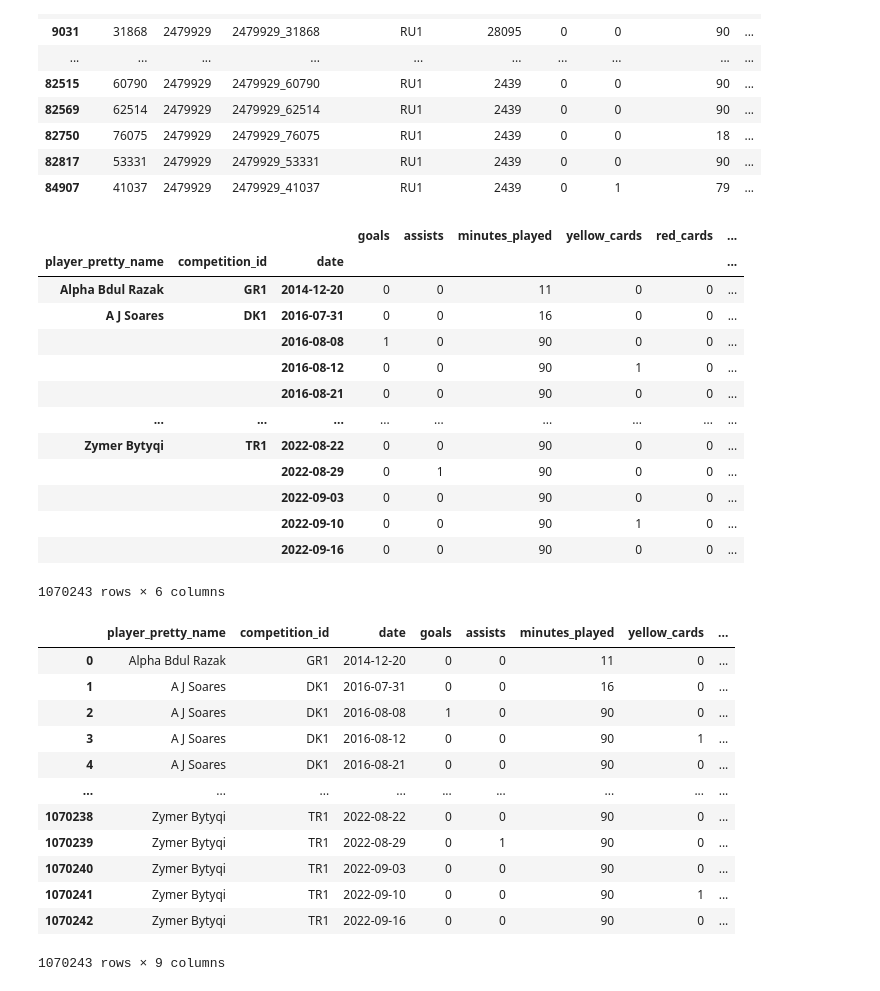
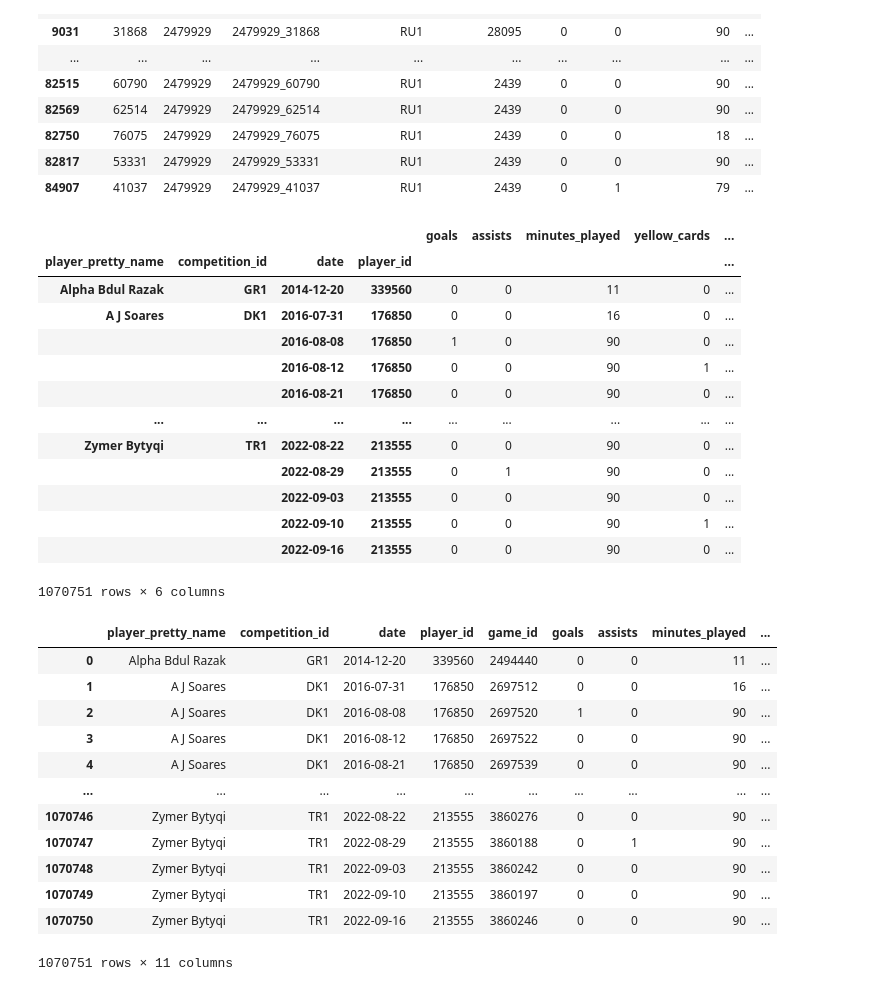
Before and after one commit to legabrielo/EDATheBridge, a Jupyter notebook: Futbol/codigos/appearances.ipynb, the cells around one changed output. Drawn from its saved outputs; the diff is of its cells as text; code cells hidden in the pictures.

```diff
--- a/Futbol/codigos/appearances.ipynb
+++ b/Futbol/codigos/appearances.ipynb
@@ -37,42 +37,42 @@ appearances[appearances["game_id"]== 2479929]
 | 82817 | 53331 | 2479929 | 2479929_53331 | RU1 | 2439 | 0 | 0 | 90 | ... |
 | 84907 | 41037 | 2479929 | 2479929_41037 | RU1 | 2439 | 0 | 1 | 79 | ... |
 # %%
-appearances.groupby(["player_pretty_name", "competition_id", "date"])[["goals", "assists", "minutes_played", "yellow_cards", "red_cards", "player_club_id"]].sum()
+appearances.groupby(["player_pretty_name", "competition_id", "date", "player_id"])[["goals", "assists", "minutes_played", "yellow_cards", "red_cards", "player_club_id"]].sum()
 # SE USA DE INDICE EL NOMBRE Y LA COMPETICION PARA VER LOS DATOS
 # %% [output]
-|  |  |  | goals | assists | minutes_played | yellow_cards | red_cards | ... |
-| player_pretty_name | competition_id | date |  |  |  |  |  | ... |
-| Alpha Bdul Razak | GR1 | 2014-12-20 | 0 | 0 | 11 | 0 | 0 | ... |
-| A J Soares | DK1 | 2016-07-31 | 0 | 0 | 16 | 0 | 0 | ... |
-|  |  | 2016-08-08 | 1 | 0 | 90 | 0 | 0 | ... |
-|  |  | 2016-08-12 | 0 | 0 | 90 | 1 | 0 | ... |
-|  |  | 2016-08-21 | 0 | 0 | 90 | 0 | 0 | ... |
+|  |  |  |  | goals | assists | minutes_played | yellow_cards | ... |
+| player_pretty_name | competition_id | date | player_id |  |  |  |  | ... |
+| Alpha Bdul Razak | GR1 | 2014-12-20 | 339560 | 0 | 0 | 11 | 0 | ... |
+| A J Soares | DK1 | 2016-07-31 | 176850 | 0 | 0 | 16 | 0 | ... |
+|  |  | 2016-08-08 | 176850 | 1 | 0 | 90 | 0 | ... |
+|  |  | 2016-08-12 | 176850 | 0 | 0 | 90 | 1 | ... |
+|  |  | 2016-08-21 | 176850 | 0 | 0 | 90 | 0 | ... |
 | ... | ... | ... | ... | ... | ... | ... | ... | ... |
-| Zymer Bytyqi | TR1 | 2022-08-22 | 0 | 0 | 90 | 0 | 0 | ... |
-|  |  | 2022-08-29 | 0 | 1 | 90 | 0 | 0 | ... |
-|  |  | 2022-09-03 | 0 | 0 | 90 | 0 | 0 | ... |
-|  |  | 2022-09-10 | 0 | 0 | 90 | 1 | 0 | ... |
-|  |  | 2022-09-16 | 0 | 0 | 90 | 0 | 0 | ... |
+| Zymer Bytyqi | TR1 | 2022-08-22 | 213555 | 0 | 0 | 90 | 0 | ... |
+|  |  | 2022-08-29 | 213555 | 0 | 1 | 90 | 0 | ... |
+|  |  | 2022-09-03 | 213555 | 0 | 0 | 90 | 0 | ... |
+|  |  | 2022-09-10 | 213555 | 0 | 0 | 90 | 1 | ... |
+|  |  | 2022-09-16 | 213555 | 0 | 0 | 90 | 0 | ... |
-1070243 rows × 6 columns
+1070751 rows × 6 columns
 # %%
-app =appearances.groupby(["player_pretty_name", "competition_id", "date"])[["goals", "assists", "minutes_played", "yellow_cards", "red_cards", "player_club_id"]].sum().reset_index()
+app =appearances.groupby(["player_pretty_name", "competition_id", "date", "player_id", "game_id"])[["goals", "assists", "minutes_played", "yellow_cards", "red_cards", "player_club_id"]].sum().reset_index()
 app
 
 #A ESTA TABLA SE LE DA UN NUEVO NOMBRE Y SE HACE UN RESET INDEX PARA FILTRAR MEJOR Y QUE APAREZCA "JUGADOR": "COMPETITION_ID==ES1"
 # %% [output]
-|  | player_pretty_name | competition_id | date | goals | assists | minutes_played | yellow_cards | ... |
-| 0 | Alpha Bdul Razak | GR1 | 2014-12-20 | 0 | 0 | 11 | 0 | ... |
-| 1 | A J Soares | DK1 | 2016-07-31 | 0 | 0 | 16 | 0 | ... |
-| 2 | A J Soares | DK1 | 2016-08-08 | 1 | 0 | 90 | 0 | ... |
-| 3 | A J Soares | DK1 | 2016-08-12 | 0 | 0 | 90 | 1 | ... |
-| 4 | A J Soares | DK1 | 2016-08-21 | 0 | 0 | 90 | 0 | ... |
-| ... | ... | ... | ... | ... | ... | ... | ... | ... |
-| 1070238 | Zymer Bytyqi | TR1 | 2022-08-22 | 0 | 0 | 90 | 0 | ... |
-| 1070239 | Zymer Bytyqi | TR1 | 2022-08-29 | 0 | 1 | 90 | 0 | ... |
-| 1070240 | Zymer Bytyqi | TR1 | 2022-09-03 | 0 | 0 | 90 | 0 | ... |
-| 1070241 | Zymer Bytyqi | TR1 | 2022-09-10 | 0 | 0 | 90 | 1 | ... |
-| 1070242 | Zymer Bytyqi | TR1 | 2022-09-16 | 0 | 0 | 90 | 0 | ... |
+|  | player_pretty_name | competition_id | date | player_id | game_id | goals | assists | minutes_played | ... |
+| 0 | Alpha Bdul Razak | GR1 | 2014-12-20 | 339560 | 2494440 | 0 | 0 | 11 | ... |
+| 1 | A J Soares | DK1 | 2016-07-31 | 176850 | 2697512 | 0 | 0 | 16 | ... |
+| 2 | A J Soares | DK1 | 2016-08-08 | 176850 | 2697520 | 1 | 0 | 90 | ... |
+| 3 | A J Soares | DK1 | 2016-08-12 | 176850 | 2697522 | 0 | 0 | 90 | ... |
+| 4 | A J Soares | DK1 | 2016-08-21 | 176850 | 2697539 | 0 | 0 | 90 | ... |
+| ... | ... | ... | ... | ... | ... | ... | ... | ... | ... |
+| 1070746 | Zymer Bytyqi | TR1 | 2022-08-22 | 213555 | 3860276 | 0 | 0 | 90 | ... |
+| 1070747 | Zymer Bytyqi | TR1 | 2022-08-29 | 213555 | 3860188 | 0 | 1 | 90 | ... |
+| 1070748 | Zymer Bytyqi | TR1 | 2022-09-03 | 213555 | 3860242 | 0 | 0 | 90 | ... |
+| 1070749 | Zymer Bytyqi | TR1 | 2022-09-10 | 213555 | 3860197 | 0 | 0 | 90 | ... |
+| 1070750 | Zymer Bytyqi | TR1 | 2022-09-16 | 213555 | 3860246 | 0 | 0 | 90 | ... |
-1070243 rows × 9 columns
+1070751 rows × 11 columns
 # %%
 app_es = app[(app["competition_id"]== "ES1") & (app["date"]>= "2014-01")].reset_index().drop(["index"], axis=1)
 app_es
```
Also changed, not shown: parts of 4 cells of this notebook, 10 other files.
